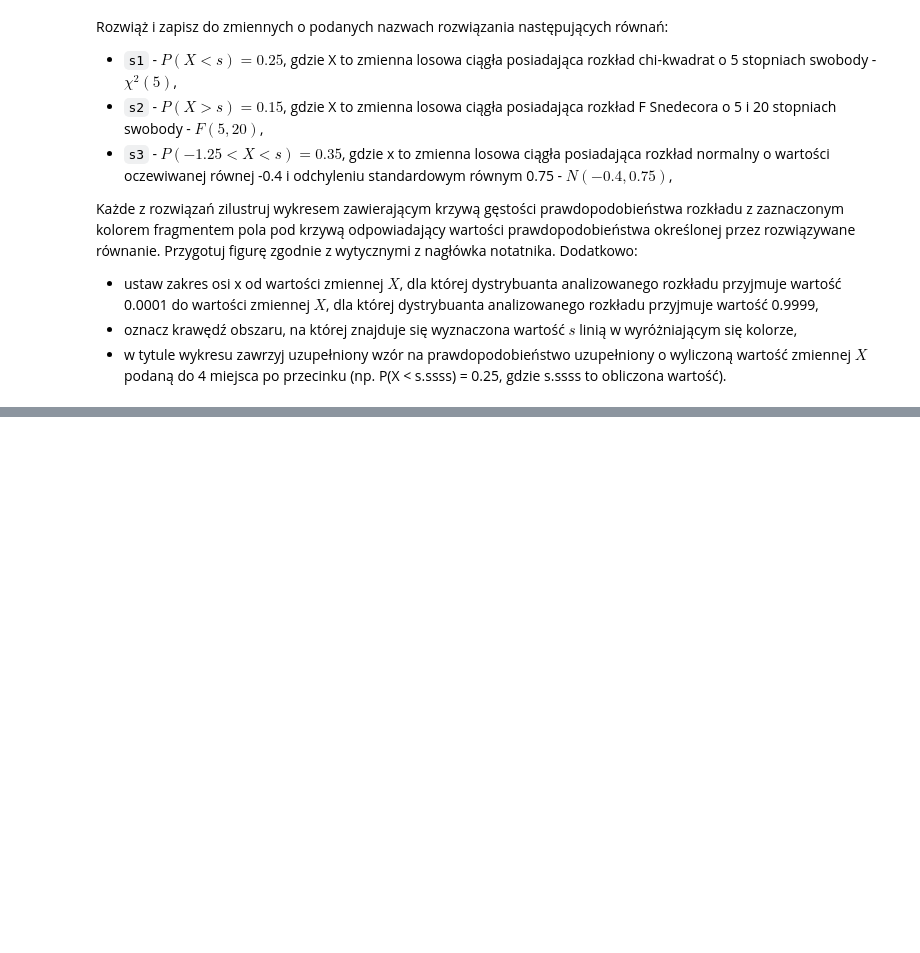
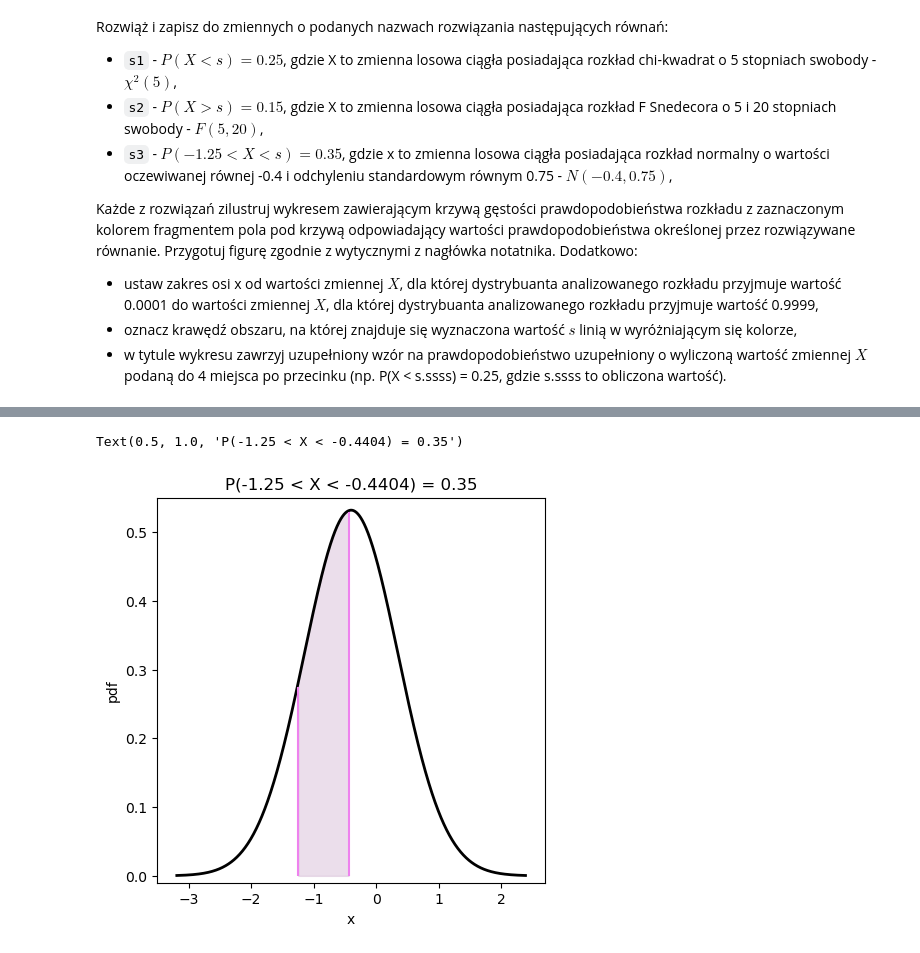
Before and after one commit to kubanskan/AGHCourse-DataAnalysisPython, a Jupyter notebook: Project4/ZZ04_CZ01.ipynb, the cells around one changed output, grey strips where cells are left out. Saved outputs shown, nothing was run; the diff lists cells and outputs as text; code cells hidden in the pictures; blank space fills up the shorter version.

```diff
--- a/Project4/ZZ04_CZ01.ipynb
+++ b/Project4/ZZ04_CZ01.ipynb
@@ -255,6 +292,22 @@ s2 = sp.stats.f.isf(0.15,5,20)
 # %%
 # s3
 s3 = sp.stats.norm.ppf(0.35 + sp.stats.norm.cdf(-1.25,-0.4,0.75), -0.4, 0.75)
+# %%
+x_norm = np.linspace(sp.stats.norm.ppf(0.0001, -0.4, 0.75), sp.stats.norm.ppf(0.9999, -0.4, 0.75), 1000)
+plt.figure(figsize=(5, 5))
+plt.plot(x_norm, sp.stats.norm.pdf(x_norm, -0.4, 0.75), 'black', lw=2)
+plt.fill_between(x_norm, sp.stats.norm.pdf(x_norm, -0.4, 0.75), where=((x_norm > -1.25) & (x_norm < s3)), color='thistle', alpha=0.5)
+
+plt.vlines(x = s3, ymin = 0, ymax = 0.529, colors = 'violet')
+plt.vlines(x = -1.25, ymin = 0, ymax = 0.275, colors = 'violet')
+plt.xlim(-3.5, 2.7)
+plt.ylim(-0.01, 0.55)
+plt.xlabel('x')
+plt.ylabel('pdf')
+plt.title(f'P(-1.25 < X < {s3:.4f}) = 0.35')
+# %% [output]
+Text(0.5, 1.0, 'P(-1.25 < X < -0.4404) = 0.35')
+[figure, added]
 # %%
 ### Komórka testowa
 assert np.isclose(s1, 2.6746028094321637)
```
Also changed, not shown: parts of 3 cells of this notebook.
